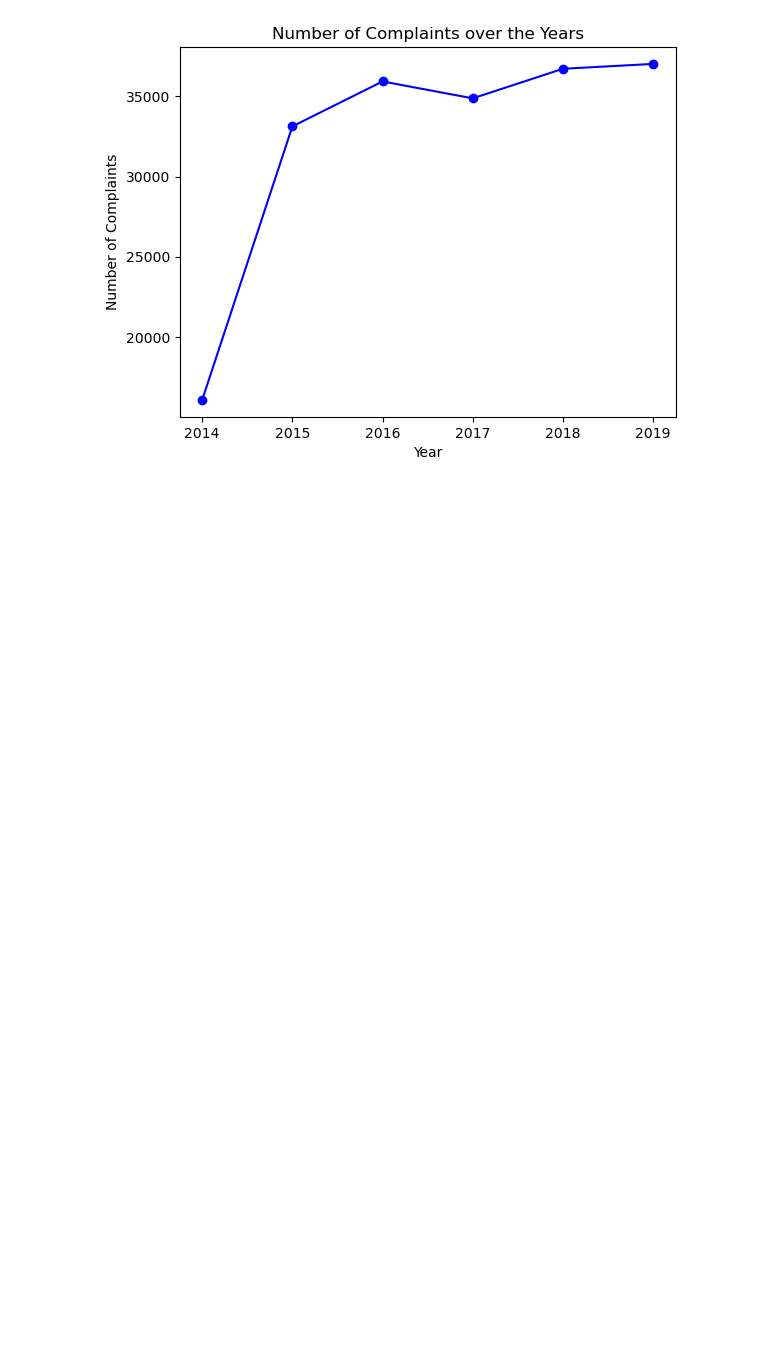
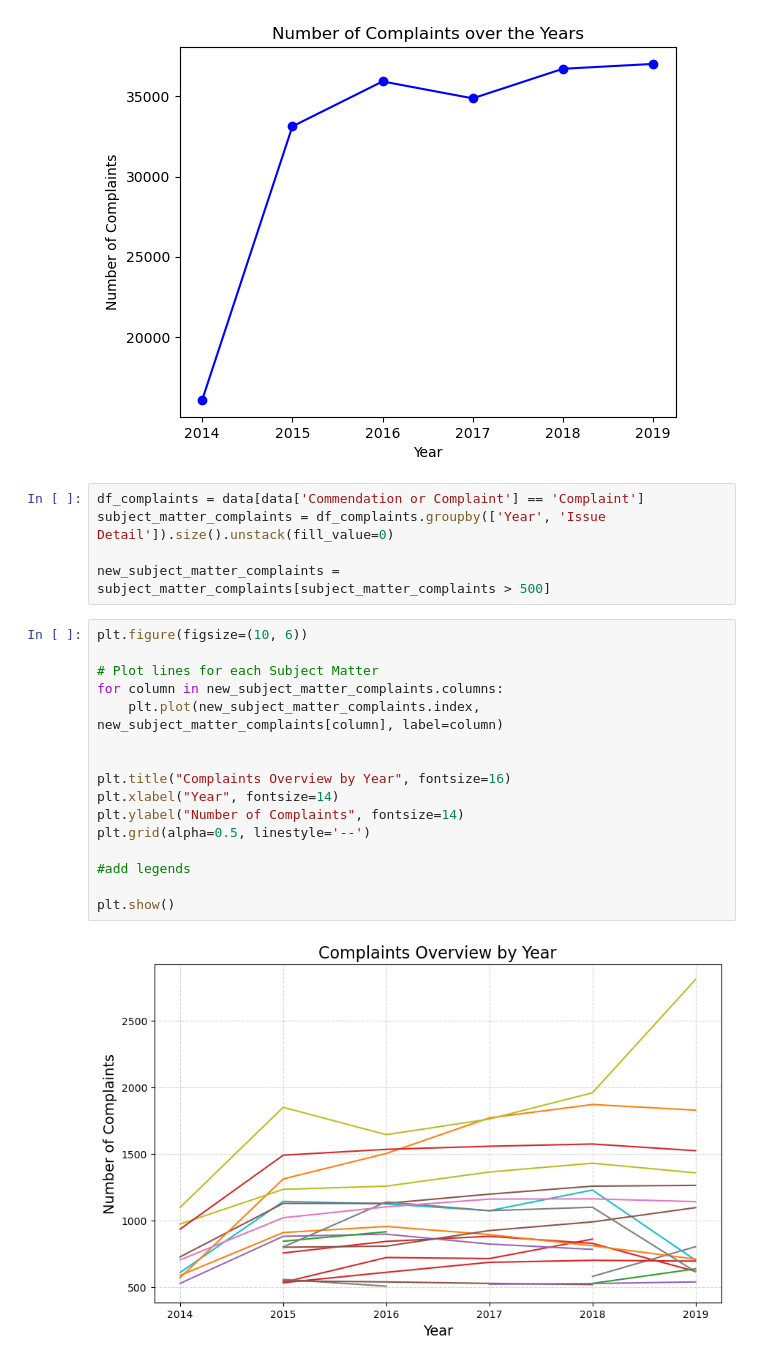
Before and after one commit to mdeekshita/DS4200-final-, a Jupyter notebook: graph1.ipynb, the cells around one changed output. Drawn from its saved outputs; the diff is of its cells as text; blank space fills up the shorter version.

Commit message:
staked graph

```diff
--- a/graph1.ipynb
+++ b/graph1.ipynb
@@ -27,3 +44,26 @@ plt.title('Number of Complaints over the Years')
 plt.show()
 # %% [output]
 [figure]
+# %%
+df_complaints = data[data['Commendation or Complaint'] == 'Complaint']
+subject_matter_complaints = df_complaints.groupby(['Year', 'Issue Detail']).size().unstack(fill_value=0)
+
+new_subject_matter_complaints = subject_matter_complaints[subject_matter_complaints > 500]
+# %%
+plt.figure(figsize=(10, 6))
+
+# Plot lines for each Subject Matter
+for column in new_subject_matter_complaints.columns:
+    plt.plot(new_subject_matter_complaints.index, new_subject_matter_complaints[column], label=column)
+
+
+plt.title("Complaints Overview by Year", fontsize=16)
+plt.xlabel("Year", fontsize=14)
+plt.ylabel("Number of Complaints", fontsize=14)
+plt.grid(alpha=0.5, linestyle='--')
+
+#add legends
+
+plt.show()
+# %% [output]
+[figure, added]
```
Also changed, not shown: parts of 2 cells of this notebook.
